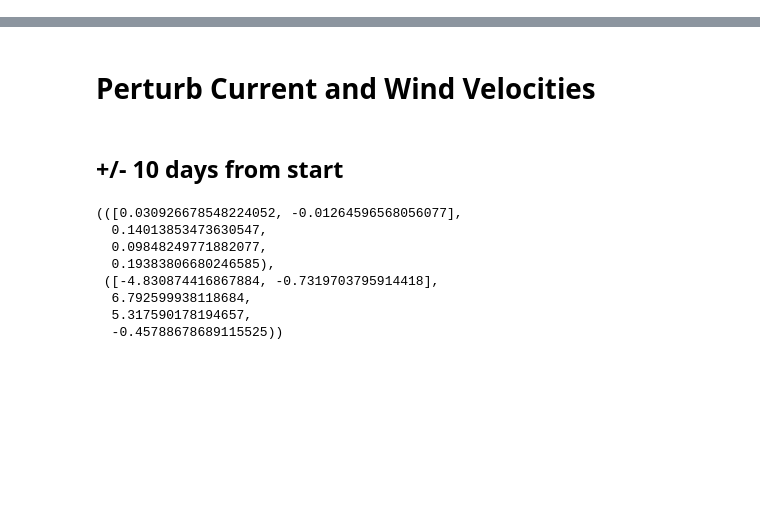
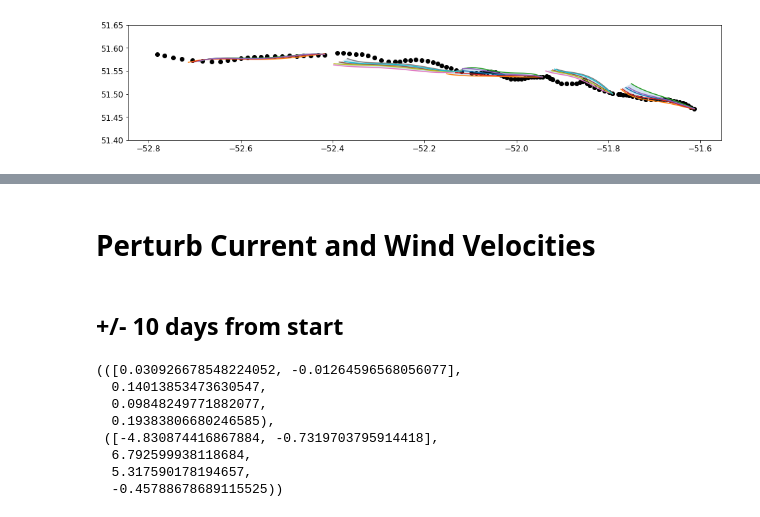
Before and after one commit to jmunroe/IceDEF, a Jupyter notebook: notebooks/ensemble.ipynb, the cells around one changed output, grey strips where cells are left out. Drawn from its saved outputs; the diff is of its cells as text; code cells hidden in the pictures; blank space fills up the shorter version.

```diff
--- a/notebooks/ensemble.ipynb
+++ b/notebooks/ensemble.ipynb
@@ -44,15 +58,61 @@ fig, ax = sim.results.plot(labels, sizes=sizes)#, labels=labels)
 # %%
-ts = sim.results.data['reference'].time.values
-lats = sim.results.data['reference'].latitude.values
-lons = sim.results.data['reference'].longitude.values
-labels = [str(i) for i in range(N)]
-sim_lats = np.empty((len(ts), len(labels)))
-sim_lons = np.empty((len(ts), len(labels)))
+import warnings
 
-for i in range(len(ts)):
-    t = ts[i]
-    for j, label in enumerate(labels):
-        data = sim.results.data[label]
-        sim_lats[i, j] = float(data['latitude'].interp(time=t, assume_sorted=True).values)
-        sim_lons[i, j] = float(data['longitude'].interp(time=t, assume_sorted=True).values)
+fig = plt.figure(figsize=(16, 10))
+
+for key, sim in sims.items():
+
+    ts = sim.results.data['reference'].time.values
+    lats = sim.results.data['reference'].latitude.values
+    lons = sim.results.data['reference'].longitude.values
+    labels = [str(i) for i in range(N)]
+    sim_lats = np.empty((len(ts), len(labels)))
+    sim_lons = np.empty((len(ts), len(labels)))
+
+    for i in range(len(ts)):
+        t = ts[i]
+        for j, label in enumerate(labels):
+            data = sim.results.data[label]
+            sim_lats[i, j] = float(data['latitude'].interp(time=t, assume_sorted=True).values)
+            sim_lons[i, j] = float(data['longitude'].interp(time=t, assume_sorted=True).values)
+
+    with warnings.catch_warnings():
+
+        warnings.simplefilter("ignore")
+
+        mean_lats = np.mean(sim_lats, axis=1); min_lats = np.min(sim_lats, axis=1); max_lats = np.max(sim_lats, axis=1);
+        mean_lons = np.mean(sim_lons, axis=1); min_lons = np.min(sim_lons, axis=1); max_lons = np.max(sim_lons, axis=1);
+        percentile25_lats = np.percentile(sim_lats, 25, axis=1)
+        percentile25_lons = np.percentile(sim_lons, 25, axis=1)
+        percentile75_lats = np.percentile(sim_lats, 75, axis=1)
+        percentile75_lons = np.percentile(sim_lons, 75, axis=1)
+
+        fit_params_mean = np.polyfit(mean_lons, mean_lats, 5)
+        fit_params_min = np.polyfit(min_lons, min_lats, 5)
+        fit_params_max = np.polyfit(max_lons, max_lats, 5)
+        fit_params_percentile25 = np.polyfit(percentile25_lons, percentile25_lats, 5)
+        fit_params_percentile75 = np.polyfit(percentile75_lons, percentile75_lats, 5)
+
+
+        plt.plot(mean_lons, np.polyval(fit_params_mean, mean_lons), label='mean')
+        plt.plot(min_lons, np.polyval(fit_params_min, min_lons), label='min')
+        plt.plot(max_lons, np.polyval(fit_params_max, max_lons), label='max')
+        plt.plot(percentile25_lons, np.polyval(fit_params_percentile25, percentile25_lons), label='25th percentile')
+        plt.plot(percentile75_lons, np.polyval(fit_params_percentile75, percentile75_lons), label='75th percentile')
+
+
+        polygon_xys = np.column_stack((np.vstack((min_lons, max_lons[::-1])).ravel(),
+                                       np.vstack((np.polyval(fit_params_min, min_lons),
+                                                  np.polyval(fit_params_max, max_lons)[::-1])).ravel()))
+
+        polygon = Polygon(polygon_xys, fill=True, alpha=0.2)
+
+        plt.scatter(lons, lats, color='k')
+
+        ax = plt.gca()
+        ax.add_patch(polygon)
+        ax.set_ylim(51.4, 51.65)
+        ax.set_aspect('equal', adjustable='box')
+# %% [output]
+[figure, added]
 # %%
```
Also changed, not shown: parts of 6 cells of this notebook.
